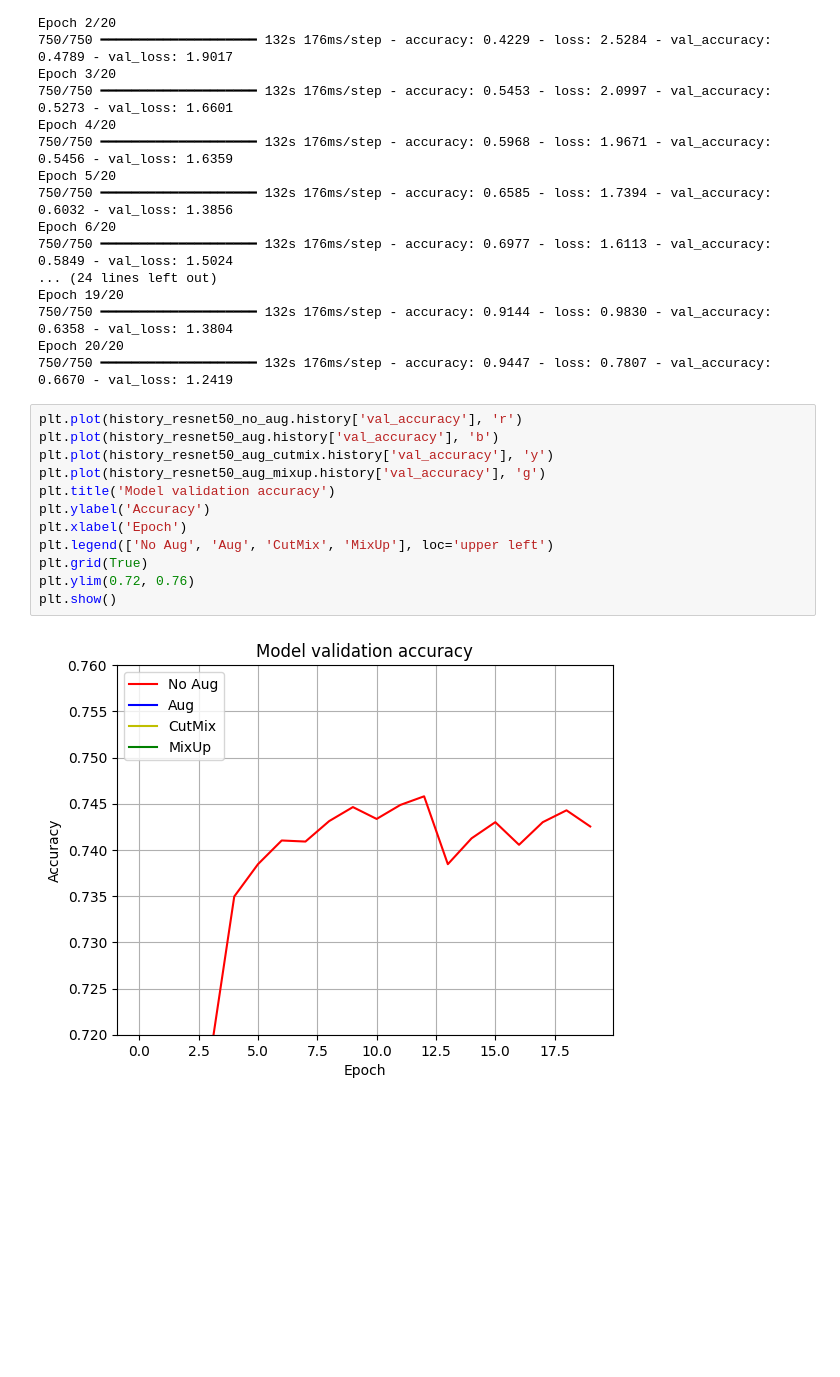
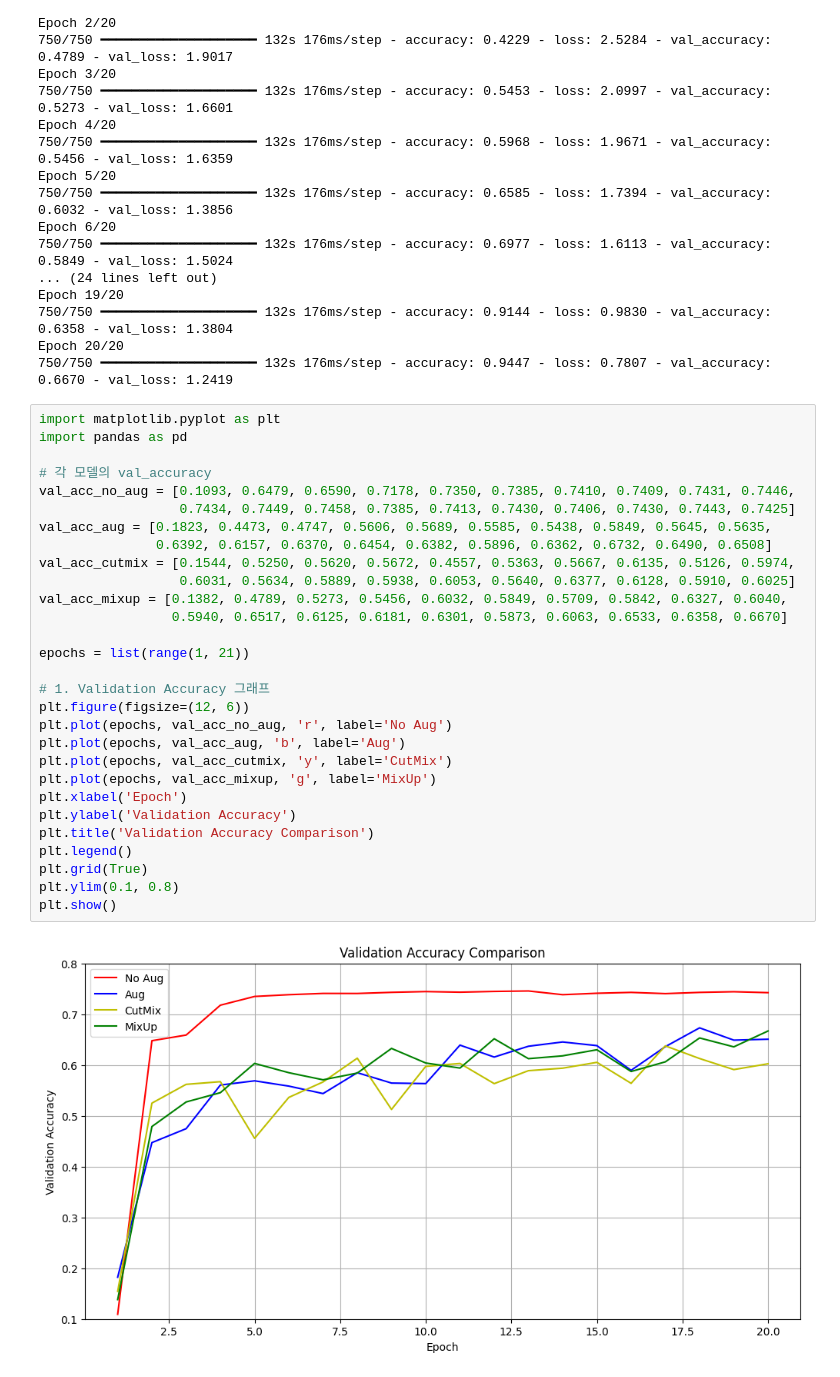
Before and after one commit to ruby413/AIFFEL_quest_rs, a Jupyter notebook: GoingDeeper/GD_03_04/augmentation.ipynb, the cells around one changed output. Drawn from its saved outputs; the diff is of its cells as text; blank space fills up the shorter version.

```diff
--- a/GoingDeeper/GD_03_04/augmentation.ipynb
+++ b/GoingDeeper/GD_03_04/augmentation.ipynb
@@ -303,17 +303,34 @@ Epoch 19/20
 750/750 ━━━━━━━━━━━━━━━━━━━━ 132s 176ms/step - accuracy: 0.9144 - loss: 0.9830 - val_accuracy: 0.6358 - val_loss: 1.3804
 Epoch 20/20
 750/750 ━━━━━━━━━━━━━━━━━━━━ 132s 176ms/step - accuracy: 0.9447 - loss: 0.7807 - val_accuracy: 0.6670 - val_loss: 1.2419
-# %%
-plt.plot(history_resnet50_no_aug.history['val_accuracy'], 'r')
-plt.plot(history_resnet50_aug.history['val_accuracy'], 'b')
-plt.plot(history_resnet50_aug_cutmix.history['val_accuracy'], 'y')
-plt.plot(history_resnet50_aug_mixup.history['val_accuracy'], 'g')
-plt.title('Model validation accuracy')
-plt.ylabel('Accuracy')
-plt.xlabel('Epoch')
-plt.legend(['No Aug', 'Aug', 'CutMix', 'MixUp'], loc='upper left')
-plt.grid(True)
-plt.ylim(0.72, 0.76)
-plt.show()
-# %% [output]
-[figure, removed]
+# %%
+import matplotlib.pyplot as plt
+import pandas as pd
+
+# 각 모델의 val_accuracy
+val_acc_no_aug = [0.1093, 0.6479, 0.6590, 0.7178, 0.7350, 0.7385, 0.7410, 0.7409, 0.7431, 0.7446,
+                  0.7434, 0.7449, 0.7458, 0.7385, 0.7413, 0.7430, 0.7406, 0.7430, 0.7443, 0.7425]
+val_acc_aug = [0.1823, 0.4473, 0.4747, 0.5606, 0.5689, 0.5585, 0.5438, 0.5849, 0.5645, 0.5635,
+               0.6392, 0.6157, 0.6370, 0.6454, 0.6382, 0.5896, 0.6362, 0.6732, 0.6490, 0.6508]
+val_acc_cutmix = [0.1544, 0.5250, 0.5620, 0.5672, 0.4557, 0.5363, 0.5667, 0.6135, 0.5126, 0.5974,
+                  0.6031, 0.5634, 0.5889, 0.5938, 0.6053, 0.5640, 0.6377, 0.6128, 0.5910, 0.6025]
+val_acc_mixup = [0.1382, 0.4789, 0.5273, 0.5456, 0.6032, 0.5849, 0.5709, 0.5842, 0.6327, 0.6040,
+                 0.5940, 0.6517, 0.6125, 0.6181, 0.6301, 0.5873, 0.6063, 0.6533, 0.6358, 0.6670]
+
+epochs = list(range(1, 21))
+
+# 1. Validation Accuracy 그래프
+plt.figure(figsize=(12, 6))
+plt.plot(epochs, val_acc_no_aug, 'r', label='No Aug')
+plt.plot(epochs, val_acc_aug, 'b', label='Aug')
+plt.plot(epochs, val_acc_cutmix, 'y', label='CutMix')
+plt.plot(epochs, val_acc_mixup, 'g', label='MixUp')
+plt.xlabel('Epoch')
+plt.ylabel('Validation Accuracy')
+plt.title('Validation Accuracy Comparison')
+plt.legend()
+plt.grid(True)
+plt.ylim(0.1, 0.8)
+plt.show()
+# %% [output]
+[figure, added]
```
Also changed, not shown: parts of 2 cells of this notebook.
